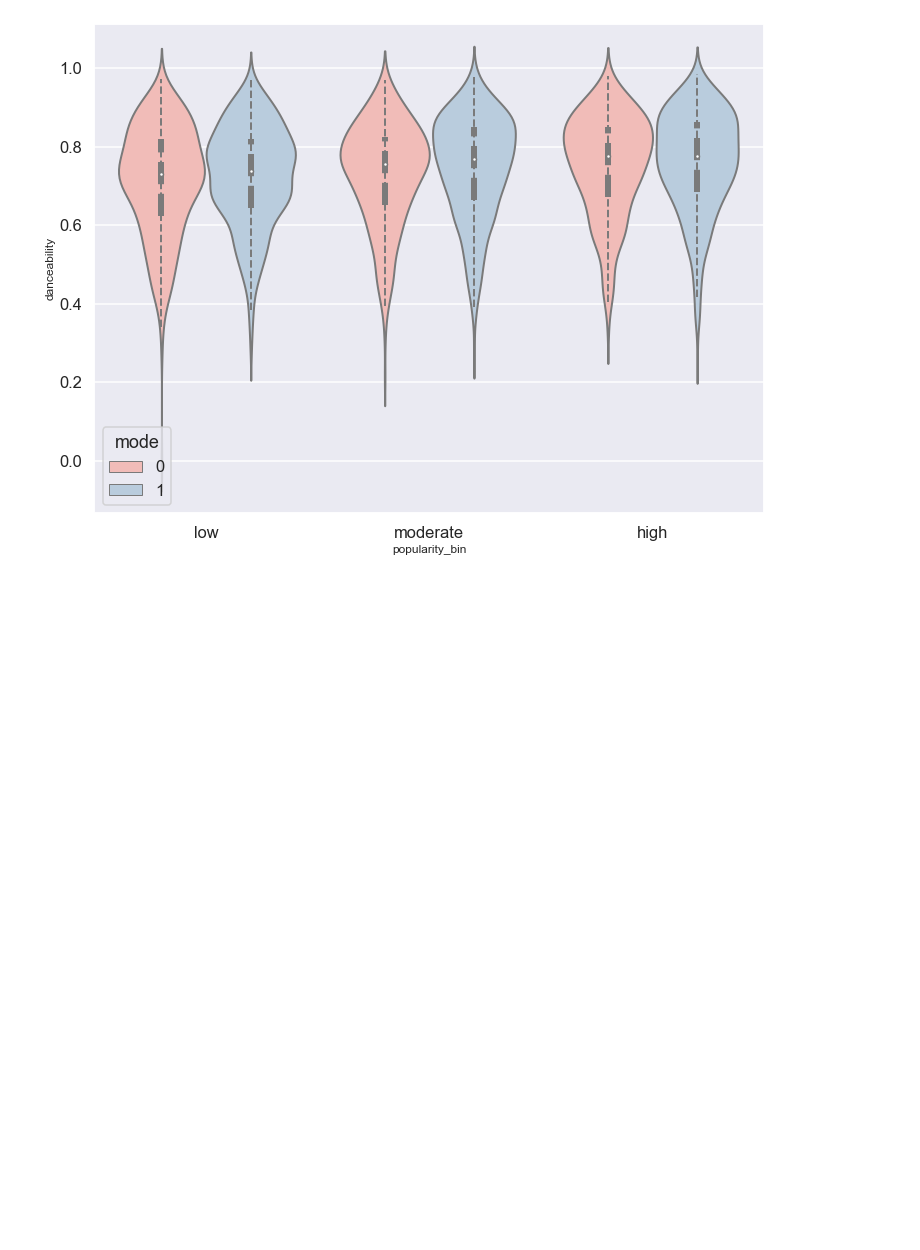
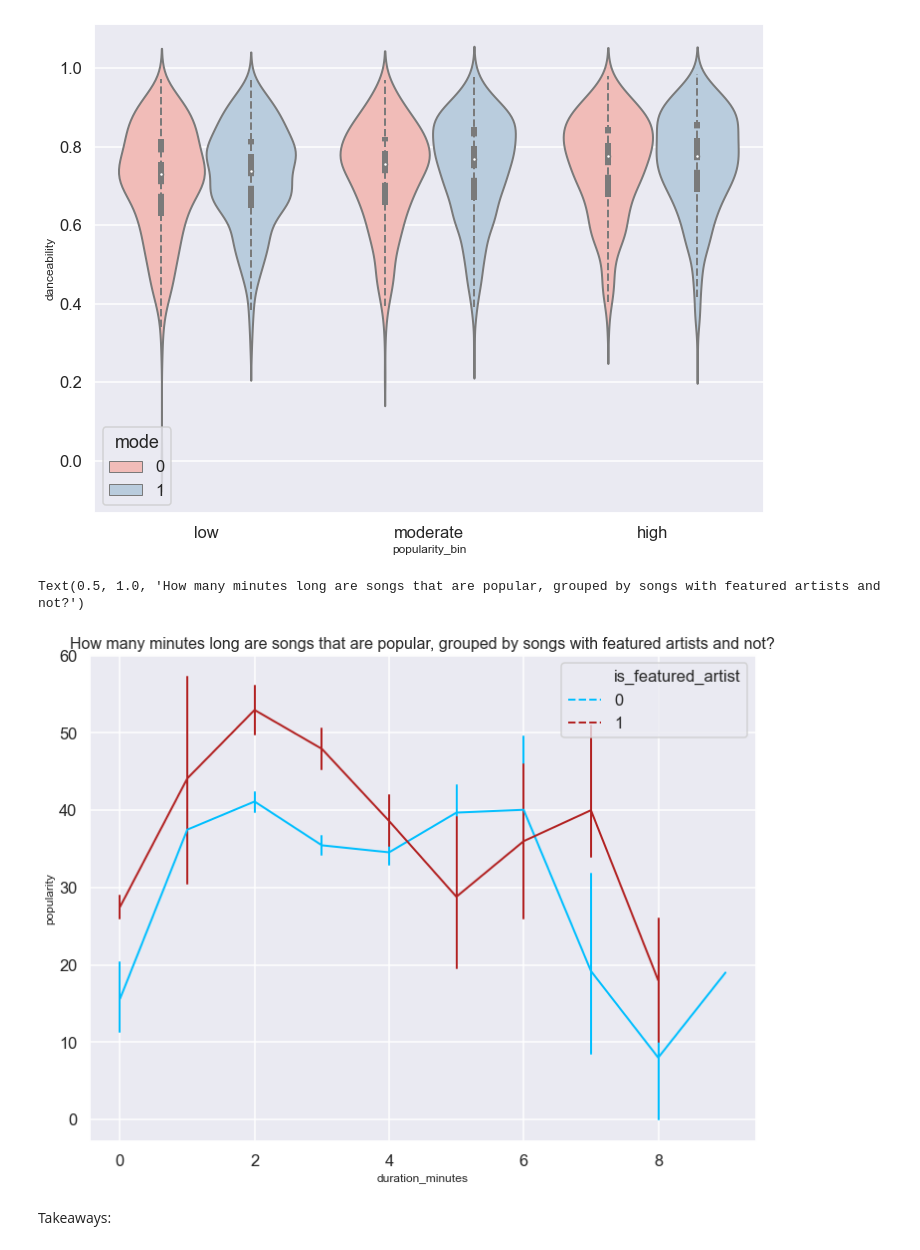
Before and after one commit to SpotiScryers/SpotiScry, a Jupyter notebook: kwame_explore.ipynb, the cells around one changed output. Saved outputs shown, nothing was run; the diff lists cells and outputs as text; code cells hidden in the pictures; blank space fills up the shorter version.

```diff
--- a/kwame_explore.ipynb
+++ b/kwame_explore.ipynb
@@ -440,3 +442,11 @@ sns.violinplot(x='popularity_bin', y="danceability", hue="mode", data=train, pal
 plt.show()
 # %% [output]
 [figure]
+# %%
+sns.lineplot(data=train, x="duration_minutes", y="popularity", hue="is_featured_artist", err_style="bars")
+plt.title(label="How many minutes long are songs that are popular, grouped by songs with featured artists and not?")
+# %% [output]
+Text(0.5, 1.0, 'How many minutes long are songs that are popular, grouped by songs with featured artists and not?')
+[figure, added]
+# %% [markdown]
+Takeaways:
```
Also changed, not shown: parts of 10 cells of this notebook.
